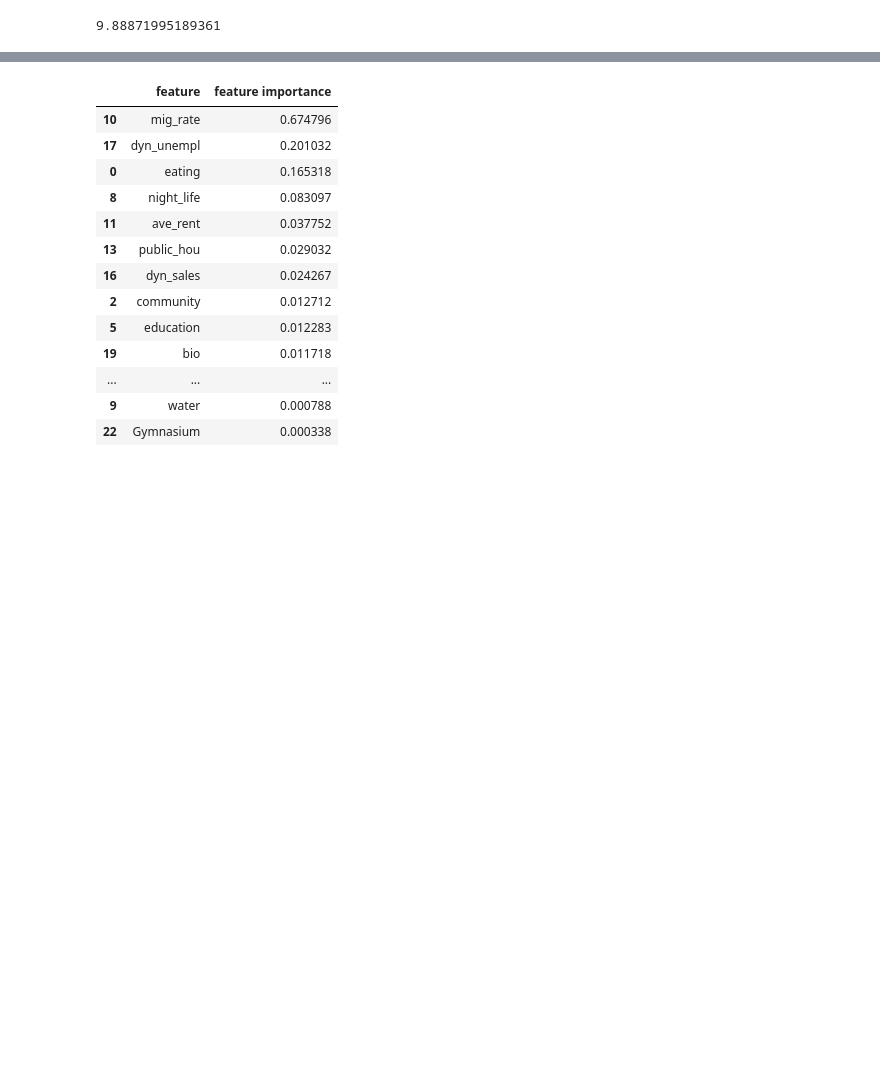
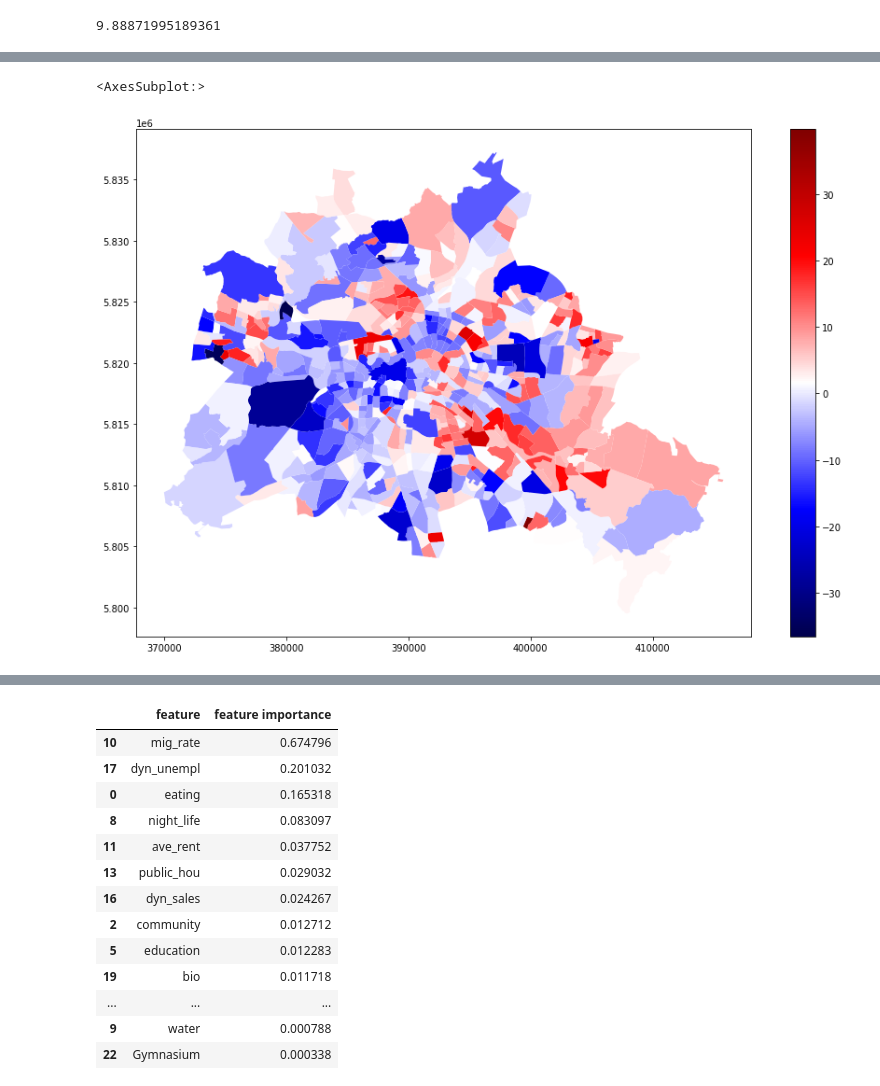
Before and after one commit to Safiaaaaa/YouthInTheCity, a Jupyter notebook: notebooks/safia-basic-model.ipynb, the cells around one changed output, grey strips where cells are left out. Saved outputs shown, nothing was run; the diff lists cells and outputs as text; code cells hidden in the pictures; blank space fills up the shorter version.

```diff
--- a/notebooks/safia-basic-model.ipynb
+++ b/notebooks/safia-basic-model.ipynb
@@ -99,16 +136,18 @@ columns = [
        'social_hou', 'public_hou', 'vegpm20', 'Gymnasium', 'kita',
        'stations'
 ]
+# %%
+inv_dist = libpysal.weights.DistanceBand.from_dataframe(df, 5000, geom_col='geometry', binary=False)
 # %%
 basic_ols = OLS(y,
                 X,
                 w=queen,
                 name_y='child_pov',
                 name_x=columns,
-                name_w='Queen',
+                name_w='dist',
                 name_ds='basic_model',
                 white_test=True,
-                gwk=queen,
+                gwk=inv_dist ,
                 spat_diag=True,
                 moran=True)
 # %%
@@ -249,0 +228,10 @@ inv_dist = libpysal.weights.DistanceBand.from_dataframe(selected, 5000, geom_col
+# %%
+selected['preds'] = basic_ols.predy
+# %%
+selected['residuals'] = selected.child_pov - selected.preds
+# %%
+# plotting residuals - red = underestimation, blue = overestimation
+selected.plot('residuals', figsize=(15,10), cmap= 'seismic', legend=True)
+# %% [output]
+<AxesSubplot:>
+[figure, added]
```
Also changed, not shown: parts of 49 cells of this notebook, 1 other file.
